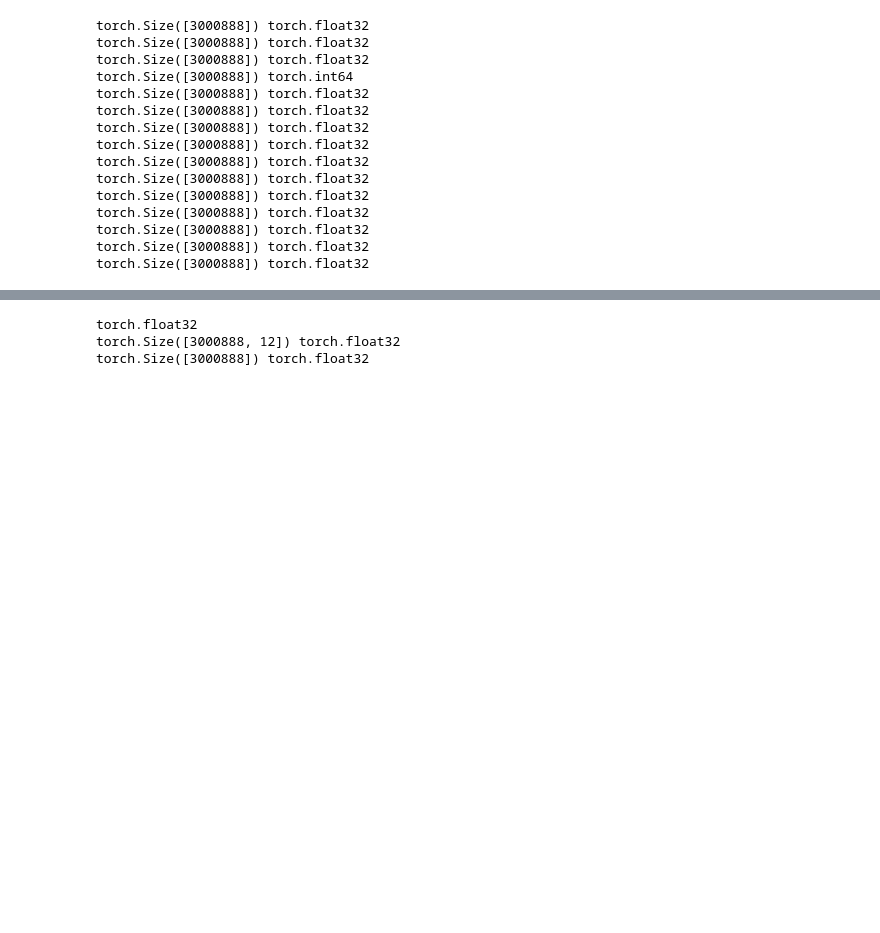
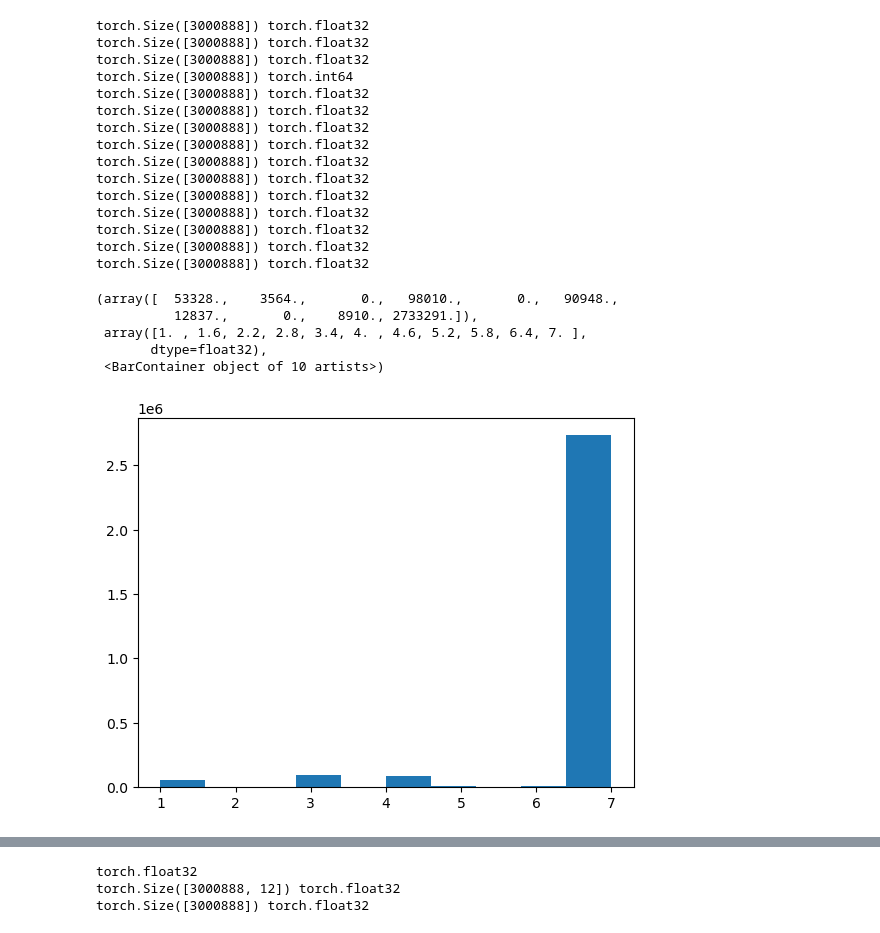
Before and after one commit to RinatKurmaev/Store-Sales---Time-Series-Forecasting, a Jupyter notebook: Time Series Forecasting.ipynb, the cells around one changed output, grey strips where cells are left out. Cells and saved outputs as stored; diff of their text form; code cells hidden in the pictures; blank space fills up the shorter version.

```diff
--- a/Time Series Forecasting.ipynb
+++ b/Time Series Forecasting.ipynb
@@ -219,3 +219,12 @@ torch.Size([3000888]) torch.float32
 torch.Size([3000888]) torch.float32
 torch.Size([3000888]) torch.float32
 torch.Size([3000888]) torch.float32
+# %%
+plt.hist(train_event_type.numpy())
+# %% [output]
+(array([  53328.,    3564.,       0.,   98010.,       0.,   90948.,
+          12837.,       0.,    8910., 2733291.]),
+ array([1. , 1.6, 2.2, 2.8, 3.4, 4. , 4.6, 5.2, 5.8, 6.4, 7. ],
+       dtype=float32),
+ <BarContainer object of 10 artists>)
+[figure, added]
```
Also changed, not shown: parts of 22 cells of this notebook.
